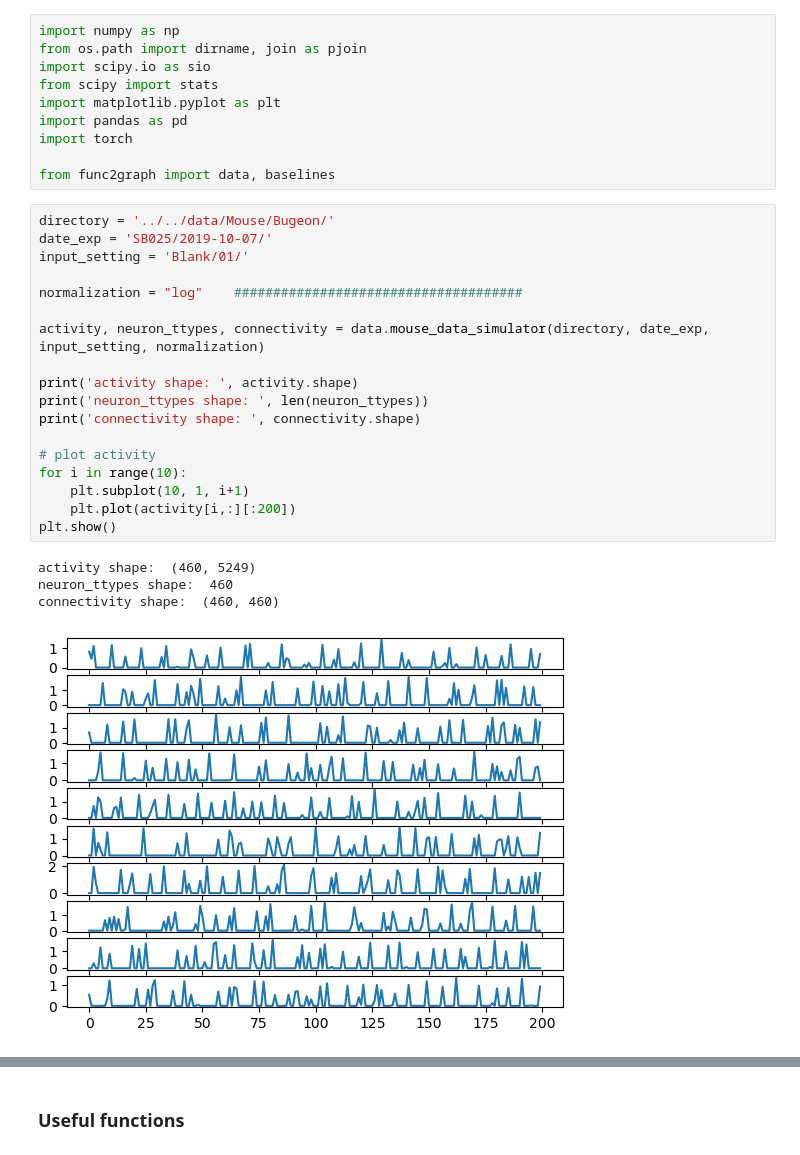
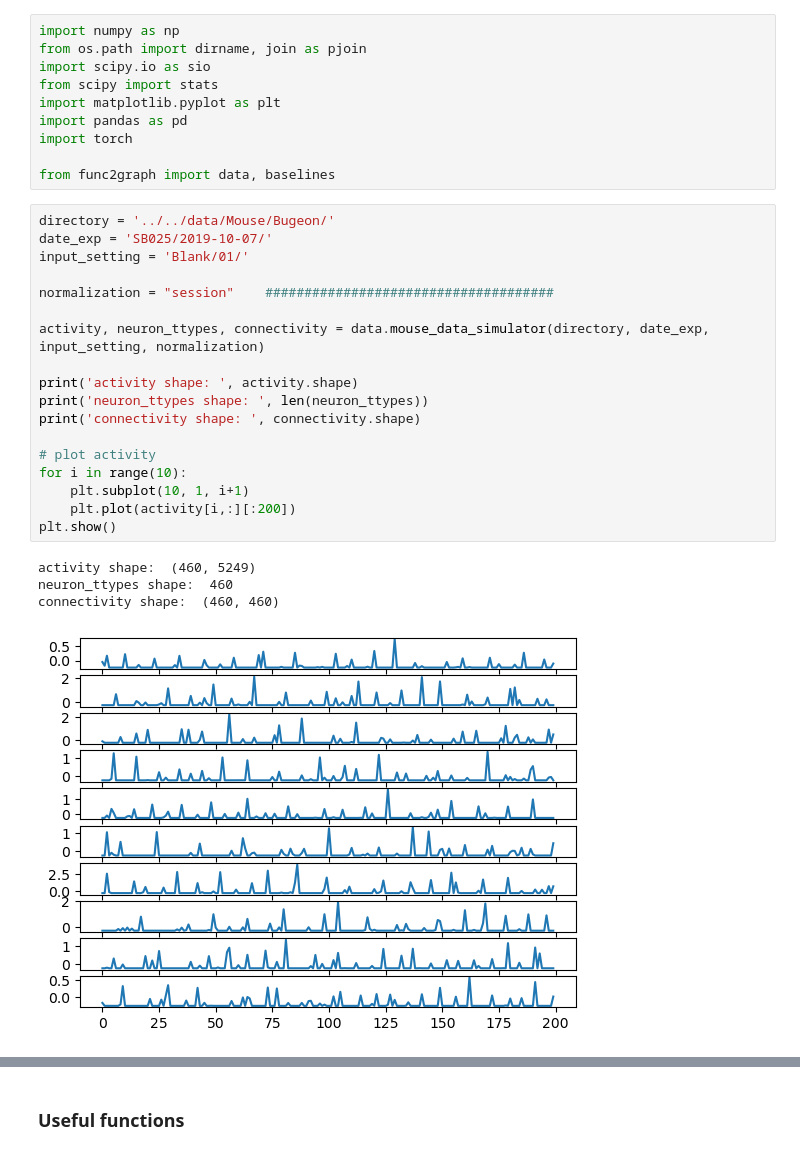
Before and after one commit to wuweizhang0723/func2graph, a Jupyter notebook: notebook/check_data/mouse_data.ipynb, the cells around one changed output, grey strips where cells are left out. Drawn from its saved outputs; the diff is of its cells as text.

```diff
--- a/notebook/check_data/mouse_data.ipynb
+++ b/notebook/check_data/mouse_data.ipynb
@@ -15,26 +15,26 @@ from func2graph import data, baselines
 # %%
 directory = '../../data/Mouse/Bugeon/'
 date_exp = 'SB025/2019-10-07/'
 input_setting = 'Blank/01/'
 
-normalization = "log"    #####################################
+normalization = "session"    #####################################
 
 activity, neuron_ttypes, connectivity = data.mouse_data_simulator(directory, date_exp, input_setting, normalization)
 
 print('activity shape: ', activity.shape)
 print('neuron_ttypes shape: ', len(neuron_ttypes))
 print('connectivity shape: ', connectivity.shape)
 
 # plot activity
 for i in range(10):
     plt.subplot(10, 1, i+1)
     plt.plot(activity[i,:][:200])
 plt.show()
 # %% [output]
 activity shape:  (460, 5249)
 neuron_ttypes shape:  460
 connectivity shape:  (460, 460)
-[figure, old version]
+[figure, new version]
 # %%
 print('max in activity: ', np.max(activity))
 print('min in activity: ', np.min(activity))
```
Also changed, not shown: parts of 4 cells of this notebook, 1 other file.
